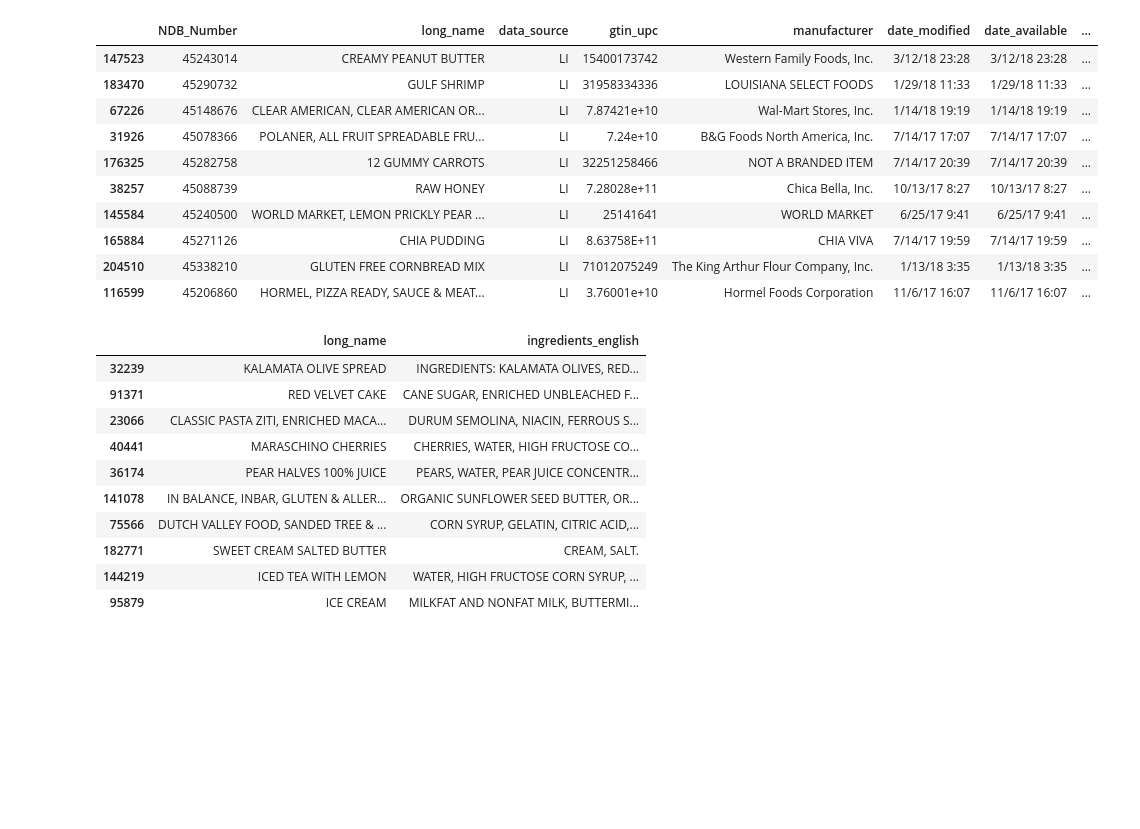
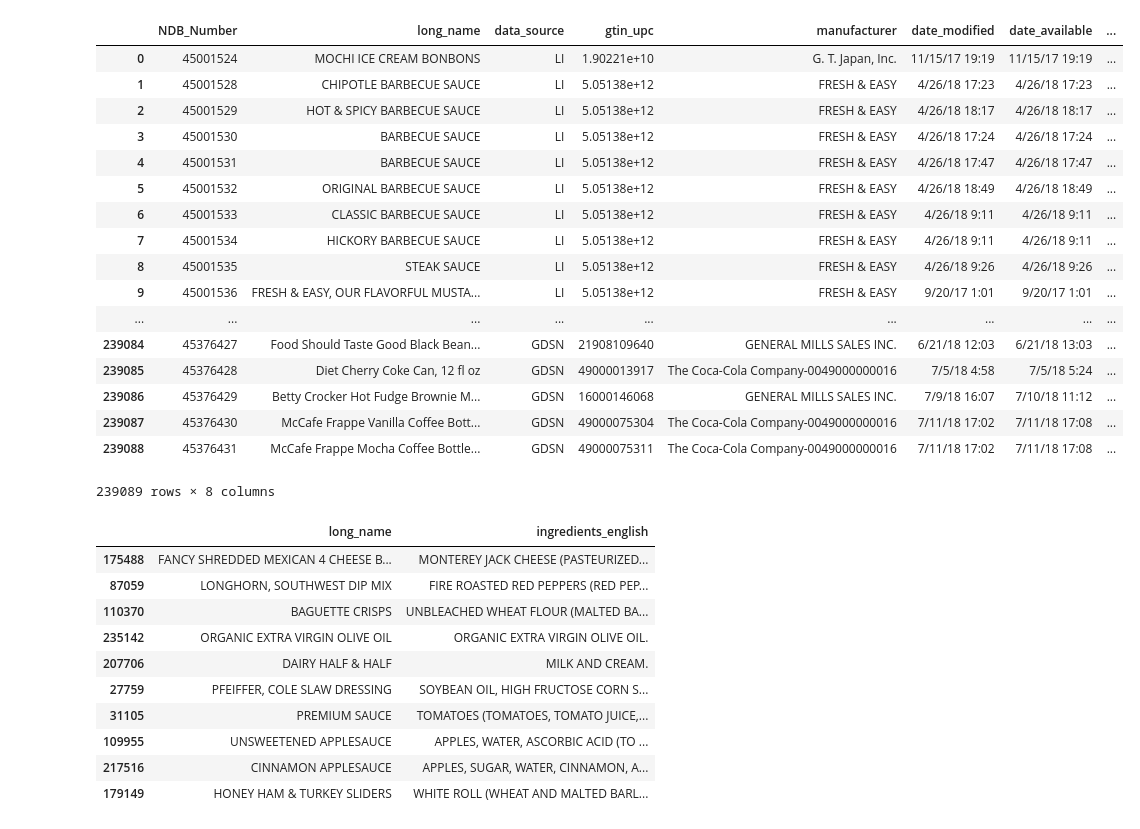
Before and after one commit to mlevitch-su/Olivia-and-Michelle, a Jupyter notebook: project Phase 2.ipynb, the cells around one changed output. Cells and saved outputs as stored; diff of their text form; code cells hidden in the pictures; blank space fills up the shorter version.

```diff
--- a/project Phase 2.ipynb
+++ b/project Phase 2.ipynb
@@ -1,36 +1,46 @@
 # %%
 import pandas as pd
 import numpy as np
+
+from IPython.display import display
 
 import warnings
 warnings.filterwarnings('ignore')
 
 
 products = pd.read_csv('Products.csv', encoding = "ISO-8859-1")
-products.sample(10)
+products
 # %% [output]
 |  | NDB_Number | long_name | data_source | gtin_upc | manufacturer | date_modified | date_available | ... |
-| 147523 | 45243014 | CREAMY PEANUT BUTTER | LI | 15400173742 | Western Family Foods, Inc. | 3/12/18 23:28 | 3/12/18 23:28 | ... |
-| 183470 | 45290732 | GULF SHRIMP | LI | 31958334336 | LOUISIANA SELECT FOODS | 1/29/18 11:33 | 1/29/18 11:33 | ... |
-| 67226 | 45148676 | CLEAR AMERICAN, CLEAR AMERICAN OR... | LI | 7.87421e+10 | Wal-Mart Stores, Inc. | 1/14/18 19:19 | 1/14/18 19:19 | ... |
-| 31926 | 45078366 | POLANER, ALL FRUIT SPREADABLE FRU... | LI | 7.24e+10 | B&G Foods North America, Inc. | 7/14/17 17:07 | 7/14/17 17:07 | ... |
-| 176325 | 45282758 | 12 GUMMY CARROTS | LI | 32251258466 | NOT A BRANDED ITEM | 7/14/17 20:39 | 7/14/17 20:39 | ... |
-| 38257 | 45088739 | RAW HONEY | LI | 7.28028e+11 | Chica Bella, Inc. | 10/13/17 8:27 | 10/13/17 8:27 | ... |
-| 145584 | 45240500 | WORLD MARKET, LEMON PRICKLY PEAR ... | LI | 25141641 | WORLD MARKET | 6/25/17 9:41 | 6/25/17 9:41 | ... |
-| 165884 | 45271126 | CHIA PUDDING | LI | 8.63758E+11 | CHIA VIVA | 7/14/17 19:59 | 7/14/17 19:59 | ... |
-| 204510 | 45338210 | GLUTEN FREE CORNBREAD MIX | LI | 71012075249 | The King Arthur Flour Company, Inc. | 1/13/18 3:35 | 1/13/18 3:35 | ... |
-| 116599 | 45206860 | HORMEL, PIZZA READY, SAUCE & MEAT... | LI | 3.76001e+10 | Hormel Foods Corporation | 11/6/17 16:07 | 11/6/17 16:07 | ... |
+| 0 | 45001524 | MOCHI ICE CREAM BONBONS | LI | 1.90221e+10 | G. T. Japan, Inc. | 11/15/17 19:19 | 11/15/17 19:19 | ... |
+| 1 | 45001528 | CHIPOTLE BARBECUE SAUCE | LI | 5.05138e+12 | FRESH & EASY | 4/26/18 17:23 | 4/26/18 17:23 | ... |
+| 2 | 45001529 | HOT & SPICY BARBECUE SAUCE | LI | 5.05138e+12 | FRESH & EASY | 4/26/18 18:17 | 4/26/18 18:17 | ... |
+| 3 | 45001530 | BARBECUE SAUCE | LI | 5.05138e+12 | FRESH & EASY | 4/26/18 17:24 | 4/26/18 17:24 | ... |
+| 4 | 45001531 | BARBECUE SAUCE | LI | 5.05138e+12 | FRESH & EASY | 4/26/18 17:47 | 4/26/18 17:47 | ... |
+| 5 | 45001532 | ORIGINAL BARBECUE SAUCE | LI | 5.05138e+12 | FRESH & EASY | 4/26/18 18:49 | 4/26/18 18:49 | ... |
+| 6 | 45001533 | CLASSIC BARBECUE SAUCE | LI | 5.05138e+12 | FRESH & EASY | 4/26/18 9:11 | 4/26/18 9:11 | ... |
+| 7 | 45001534 | HICKORY BARBECUE SAUCE | LI | 5.05138e+12 | FRESH & EASY | 4/26/18 9:11 | 4/26/18 9:11 | ... |
+| 8 | 45001535 | STEAK SAUCE | LI | 5.05138e+12 | FRESH & EASY | 4/26/18 9:26 | 4/26/18 9:26 | ... |
+| 9 | 45001536 | FRESH & EASY, OUR FLAVORFUL MUSTA... | LI | 5.05138e+12 | FRESH & EASY | 9/20/17 1:01 | 9/20/17 1:01 | ... |
+| ... | ... | ... | ... | ... | ... | ... | ... | ... |
+| 239084 | 45376427 | Food Should Taste Good Black Bean... | GDSN | 21908109640 | GENERAL MILLS SALES INC. | 6/21/18 12:03 | 6/21/18 13:03 | ... |
+| 239085 | 45376428 | Diet Cherry Coke Can, 12 fl oz | GDSN | 49000013917 | The Coca-Cola Company-0049000000016 | 7/5/18 4:58 | 7/5/18 5:24 | ... |
+| 239086 | 45376429 | Betty Crocker Hot Fudge Brownie M... | GDSN | 16000146068 | GENERAL MILLS SALES INC. | 7/9/18 16:07 | 7/10/18 11:12 | ... |
+| 239087 | 45376430 | McCafe Frappe Vanilla Coffee Bott... | GDSN | 49000075304 | The Coca-Cola Company-0049000000016 | 7/11/18 17:02 | 7/11/18 17:08 | ... |
+| 239088 | 45376431 | McCafe Frappe Mocha Coffee Bottle... | GDSN | 49000075311 | The Coca-Cola Company-0049000000016 | 7/11/18 17:02 | 7/11/18 17:08 | ... |
+239089 rows × 8 columns
 # %%
-products[["long_name","ingredients_english"]].sample(10)
+products_df = products[["long_name","ingredients_english"]]
+products_df.sample(10)
 # %% [output]
 |  | long_name | ingredients_english |
-| 32239 | KALAMATA OLIVE SPREAD | INGREDIENTS: KALAMATA OLIVES, RED... |
-| 91371 | RED VELVET CAKE | CANE SUGAR, ENRICHED UNBLEACHED F... |
-| 23066 | CLASSIC PASTA ZITI, ENRICHED MACA... | DURUM SEMOLINA, NIACIN, FERROUS S... |
-| 40441 | MARASCHINO CHERRIES | CHERRIES, WATER, HIGH FRUCTOSE CO... |
-| 36174 | PEAR HALVES 100% JUICE | PEARS, WATER, PEAR JUICE CONCENTR... |
-| 141078 | IN BALANCE, INBAR, GLUTEN & ALLER... | ORGANIC SUNFLOWER SEED BUTTER, OR... |
-| 75566 | DUTCH VALLEY FOOD, SANDED TREE & ... | CORN SYRUP, GELATIN, CITRIC ACID,... |
-| 182771 | SWEET CREAM SALTED BUTTER | CREAM, SALT. |
-| 144219 | ICED TEA WITH LEMON | WATER, HIGH FRUCTOSE CORN SYRUP, ... |
-| 95879 | ICE CREAM | MILKFAT AND NONFAT MILK, BUTTERMI... |
+| 175488 | FANCY SHREDDED MEXICAN 4 CHEESE B... | MONTEREY JACK CHEESE (PASTEURIZED... |
+| 87059 | LONGHORN, SOUTHWEST DIP MIX | FIRE ROASTED RED PEPPERS (RED PEP... |
+| 110370 | BAGUETTE CRISPS | UNBLEACHED WHEAT FLOUR (MALTED BA... |
+| 235142 | ORGANIC EXTRA VIRGIN OLIVE OIL | ORGANIC EXTRA VIRGIN OLIVE OIL. |
+| 207706 | DAIRY HALF & HALF | MILK AND CREAM. |
+| 27759 | PFEIFFER, COLE SLAW DRESSING | SOYBEAN OIL, HIGH FRUCTOSE CORN S... |
+| 31105 | PREMIUM SAUCE | TOMATOES (TOMATOES, TOMATO JUICE,... |
+| 109955 | UNSWEETENED APPLESAUCE | APPLES, WATER, ASCORBIC ACID (TO ... |
+| 217516 | CINNAMON APPLESAUCE | APPLES, SUGAR, WATER, CINNAMON, A... |
+| 179149 | HONEY HAM & TURKEY SLIDERS | WHITE ROLL (WHEAT AND MALTED BARL... |
```
Also changed, not shown: parts of 9 cells of this notebook.
